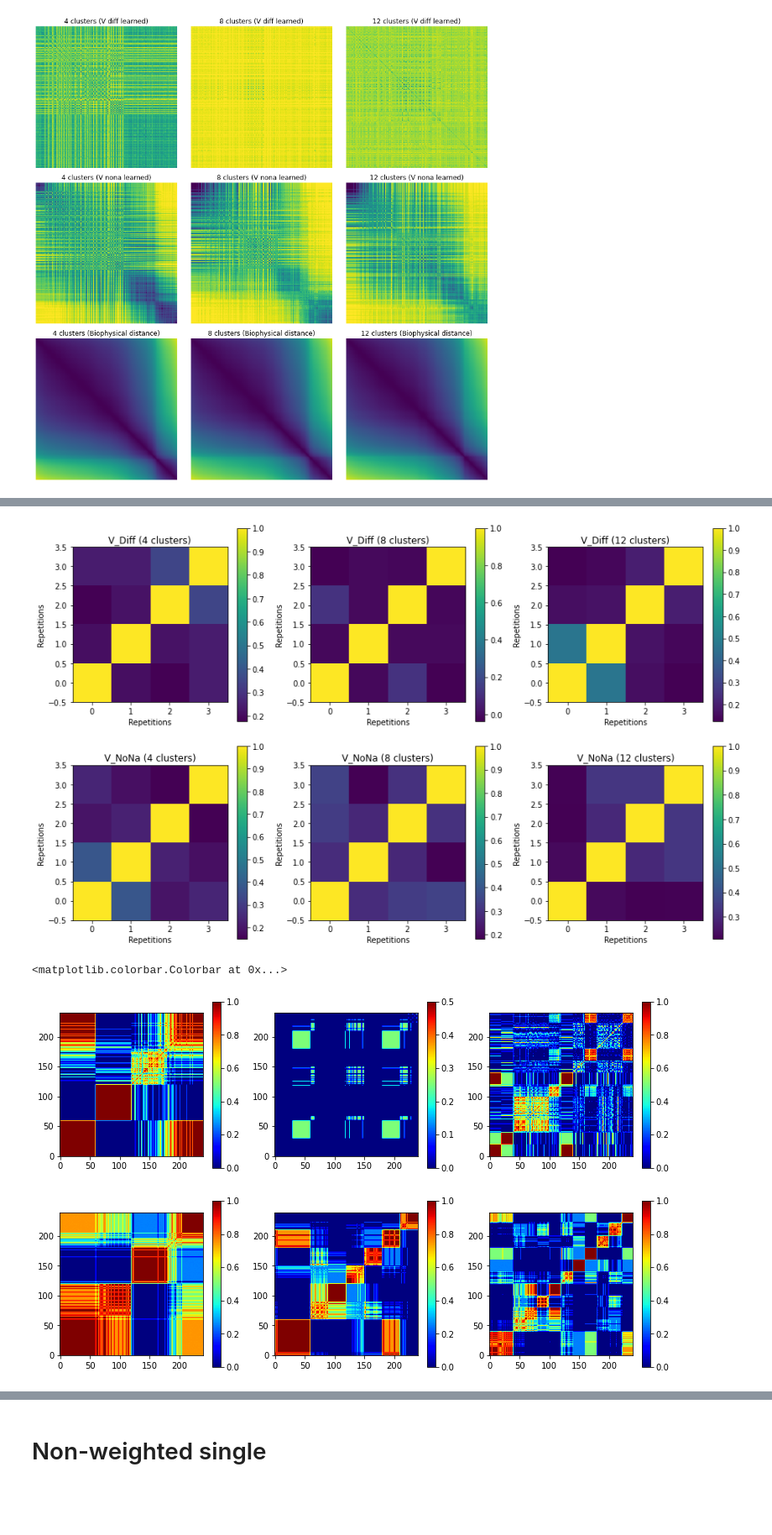
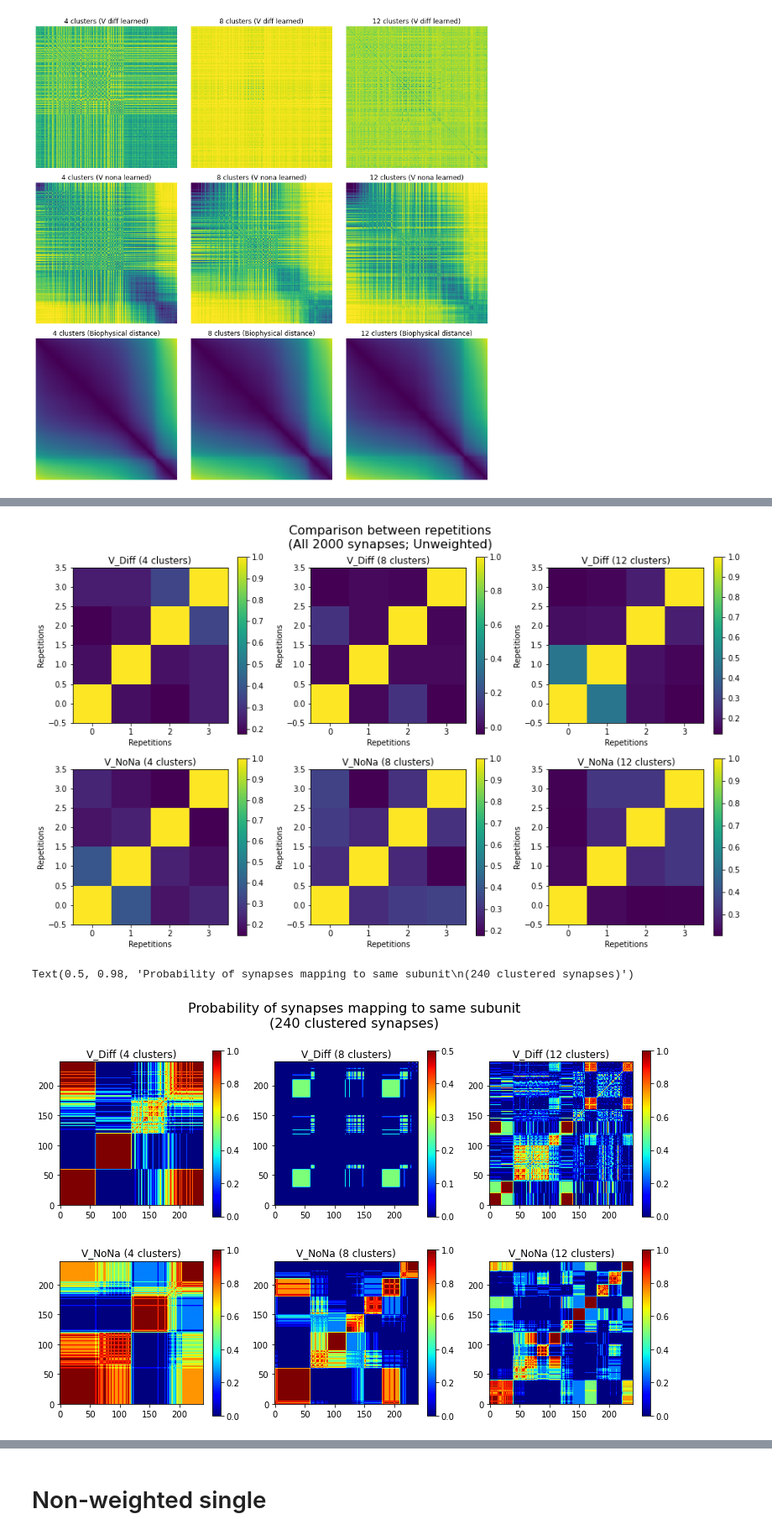
Before and after one commit to yjkimnada/dendrite, a Jupyter notebook: clust_rsa.ipynb, the cells around one changed output, grey strips where cells are left out. Shown at 84% size. Saved outputs shown, nothing was run; the diff lists cells and outputs as text; code cells hidden in the pictures; blank space fills up the shorter version.

Commit message:
Updated cluster analysis code.

```diff
--- a/clust_rsa.ipynb
+++ b/clust_rsa.ipynb
@@ -251,10 +258,12 @@ for i in range(2):
         ax[i,j].set_xlabel("Repetitions")
         ax[i,j].set_ylabel("Repetitions")
 
+fig.suptitle("Comparison between repetitions\n(All 2000 synapses; Unweighted)", y=0.97, fontsize=16)
+
 fig.tight_layout()
 plt.show()
 # %% [output]
-[figure, old version]
+[figure, new version]
 # %%
 C4_diff_part_all = C4_diff_all[:,880:1120,880:1120]
 C4_nona_part_all = C4_nona_all[:,880:1120,880:1120]
@@ -272,22 +281,31 @@ C12_nona_part = np.mean(C12_nona_part_all, 0)
 # %%
 fig, ax = plt.subplots(nrows=2, ncols=3, figsize=(13,8))
 
 im1 = ax[0,0].imshow(1 - C4_diff_part , origin='lower', cmap='jet')
 im2 = ax[1,0].imshow(1 - C4_nona_part , origin='lower', cmap='jet')
 im3 = ax[0,1].imshow(1 - C8_diff_part , origin='lower', cmap='jet')
 im4 = ax[1,1].imshow(1 - C8_nona_part , origin='lower', cmap='jet')
 im5 = ax[0,2].imshow(1 - C12_diff_part , origin='lower', cmap='jet')
 im6 = ax[1,2].imshow(1 - C12_nona_part , origin='lower', cmap='jet')
 
 plt.colorbar(im1, ax=ax[0,0])
 plt.colorbar(im2, ax=ax[1,0])
 plt.colorbar(im3, ax=ax[0,1])
 plt.colorbar(im4, ax=ax[1,1])
 plt.colorbar(im5, ax=ax[0,2])
 plt.colorbar(im6, ax=ax[1,2])
+
+ax[0,0].set_title("V_Diff (4 clusters)")
+ax[1,0].set_title("V_NoNa (4 clusters)")
+ax[0,1].set_title("V_Diff (8 clusters)")
+ax[1,1].set_title("V_NoNa (8 clusters)")
+ax[0,2].set_title("V_Diff (12 clusters)")
+ax[1,2].set_title("V_NoNa (12 clusters)")
+
+fig.suptitle("Probability of synapses mapping to same subunit\n(240 clustered synapses)", fontsize=16)
 # %% [output]
-<matplotlib.colorbar.Colorbar at 0x...>
+Text(0.5, 0.98, 'Probability of synapses mapping to same subunit\n(240 clustered synapses)')
-[figure, old version]
+[figure, new version]
 # %%
 C4_diff_part_rep_corr = np.zeros((rep_no, rep_no))
 C4_nona_part_rep_corr = np.zeros((rep_no, rep_no))
```
Also changed, not shown: parts of 10 cells of this notebook.
